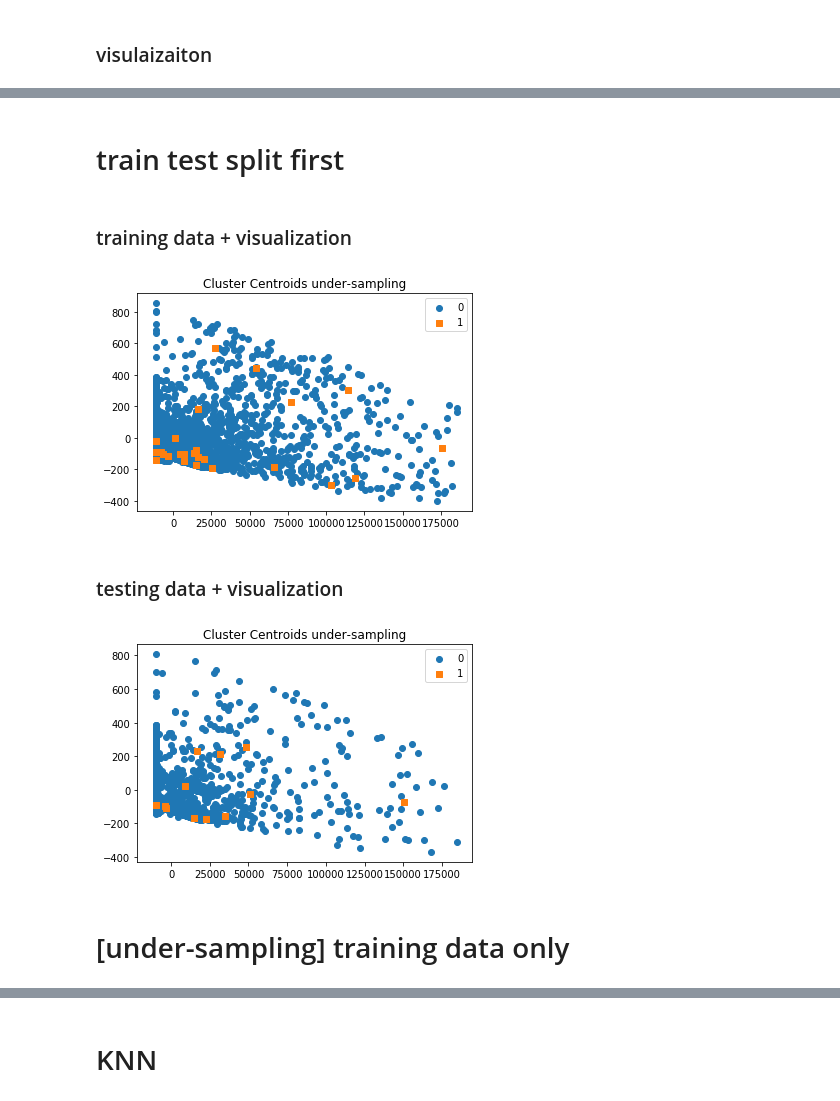
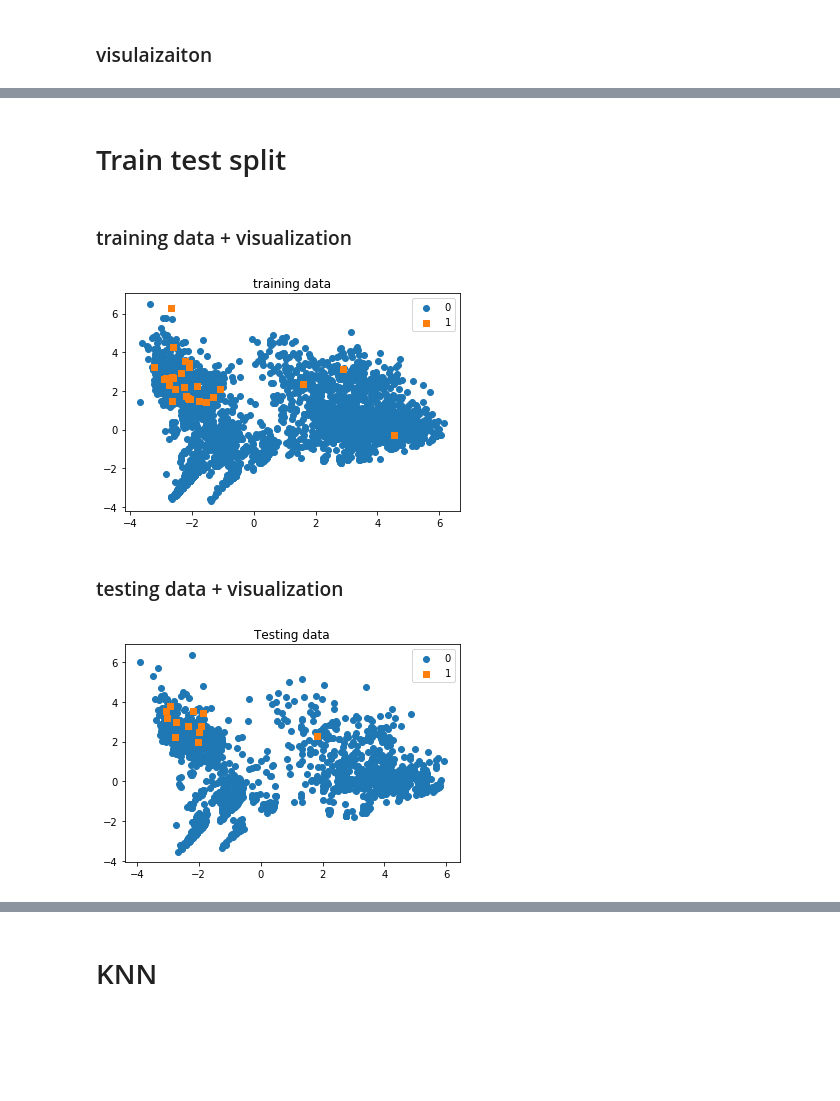
Before and after one commit to ChungHsuanKao/Seriousness_score_estimation, a Jupyter notebook: Unsupervised learning.ipynb, the cells around one changed output, grey strips where cells are left out. Drawn from its saved outputs; the diff is of its cells as text; code cells hidden in the pictures; blank space fills up the shorter version.

```diff
--- a/Unsupervised learning.ipynb
+++ b/Unsupervised learning.ipynb
@@ -134,0 +129,3 @@ See the caveats in the documentation: http://pandas.pydata.org/pandas-docs/stabl
+# %%
+# Outliers
+df_cluster = df_cluster[(df_cluster['responding_median']<500) & (df_cluster['responding']<200000) & (df_cluster['time_whole_conversation(hour)']<1000)]
@@ -144,6 +159,3 @@ box_dist_plot(df_cluster,'responding')
 box_dist_plot(df_cluster,'time_whole_conversation(hour)')
 # %% [output]
 [figure]
-# %%
-# some outliers
-df_cluster = df[(df['responding_median']<500) & (df['responding']<200000) & (df['time_whole_conversation(hour)']<1000)]
@@ -174,0 +189,4 @@ plot_2d_space(X_pca, y, 'Imbalanced dataset (2 PCA components)')
+# %%
+sc = StandardScaler()
+sc.fit(X)
+X_std = sc.transform(X)
@@ -218,22 +389,20 @@ plot_2d_space(X_pca, y_iht, 'IHT under-sampling')
 # %% [markdown]
-# train test split first
+# Train test split
 # %%
-X_train, X_test, y_train, y_test = train_test_split(X, y, test_size=0.3, random_state=4, stratify=y)
+X_train, X_test, y_train, y_test = train_test_split(X_std, y, test_size=0.3, random_state=4, stratify=y)
 # %% [markdown]
 ### training data + visualization
 # %%
 pca = PCA(n_components=2)
 X_pca = pca.fit_transform(X_train)
-plot_2d_space(X_pca, y_train, 'Cluster Centroids under-sampling')
+plot_2d_space(X_pca, y_train, 'training data')
 # %% [output]
-[figure, old version]
+[figure, new version]
 # %% [markdown]
 ### testing data + visualization
 # %%
 pca = PCA(n_components=2)
 X_pca = pca.fit_transform(X_test)
-plot_2d_space(X_pca, y_test, 'Cluster Centroids under-sampling')
+plot_2d_space(X_pca, y_test, 'Testing data')
 # %% [output]
-[figure, old version]
+[figure, new version]
-# %% [markdown]
-# [under-sampling] training data only
```
Also changed, not shown: parts of 164 cells of this notebook.
